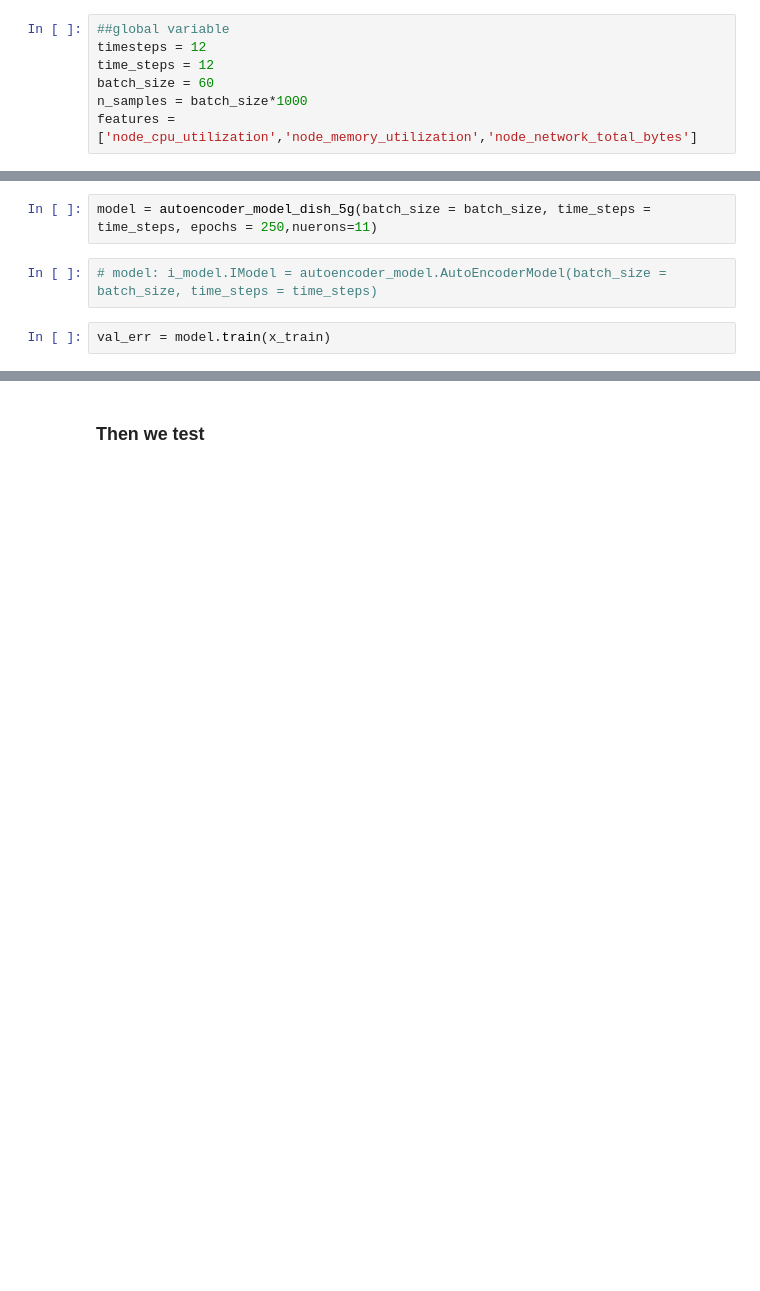
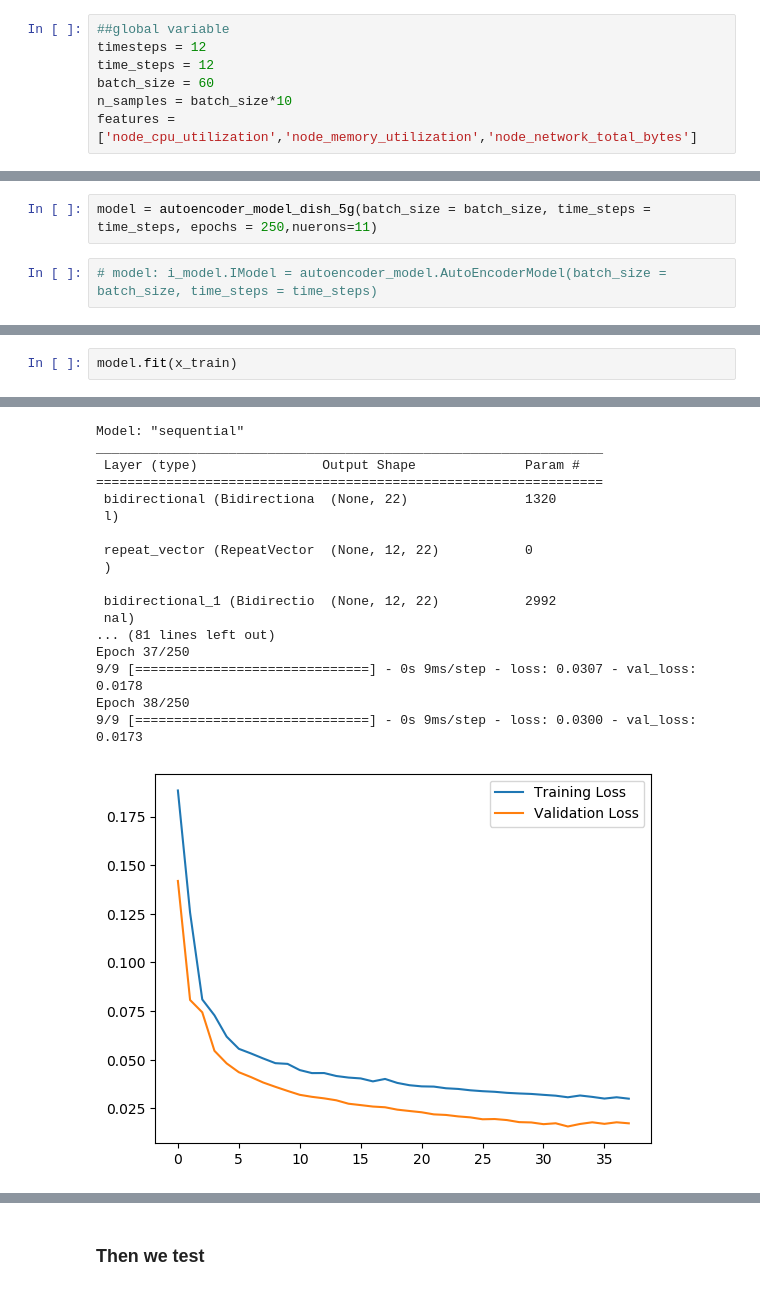
Before and after one commit to DISHDevEx/eks-ml-pipeline, a Jupyter notebook: modeling/autoencoder_demo.ipynb, the cells around one changed output, grey strips where cells are left out. Drawn from its saved outputs; the diff is of its cells as text; blank space fills up the shorter version.

Commit message:
stashing changes to switch to evginiya's branch and finish up some of the training files

```diff
--- a/modeling/autoencoder_demo.ipynb
+++ b/modeling/autoencoder_demo.ipynb
@@ -15,7 +15,7 @@
 timesteps = 12
 time_steps = 12
 batch_size = 60
-n_samples = batch_size*1000
+n_samples = batch_size*10
 features = ['node_cpu_utilization','node_memory_utilization','node_network_total_bytes']
 # %% [markdown]
 ## Imports
@@ -172,5 +172,3 @@ test_df = test_df.sort_index()
 model = autoencoder_model_dish_5g(batch_size = batch_size, time_steps = time_steps, epochs = 250,nuerons=11)
 # %%
 # model: i_model.IModel = autoencoder_model.AutoEncoderModel(batch_size = batch_size, time_steps = time_steps)
-# %%
-val_err = model.train(x_train)
@@ -198,0 +175,3 @@ error_threshold 0.5864924309908665
+# %%
+model.fit(x_train)
+# %% [output]
@@ -198,0 +179,18 @@ error_threshold 0.5864924309908665
+Model: "sequential"
+_________________________________________________________________
+ Layer (type)                Output Shape              Param #
+=================================================================
+ bidirectional (Bidirectiona  (None, 22)               1320
+ l)
+
+ repeat_vector (RepeatVector  (None, 12, 22)           0
+ )
+
+ bidirectional_1 (Bidirectio  (None, 12, 22)           2992
+ nal)
+... (81 lines left out)
+Epoch 37/250
+9/9 [==============================] - 0s 9ms/step - loss: 0.0307 - val_loss: 0.0178
+Epoch 38/250
+9/9 [==============================] - 0s 9ms/step - loss: 0.0300 - val_loss: 0.0173
+[figure, added]
```
Also changed, not shown: parts of 4 cells of this notebook, 2 other files.
